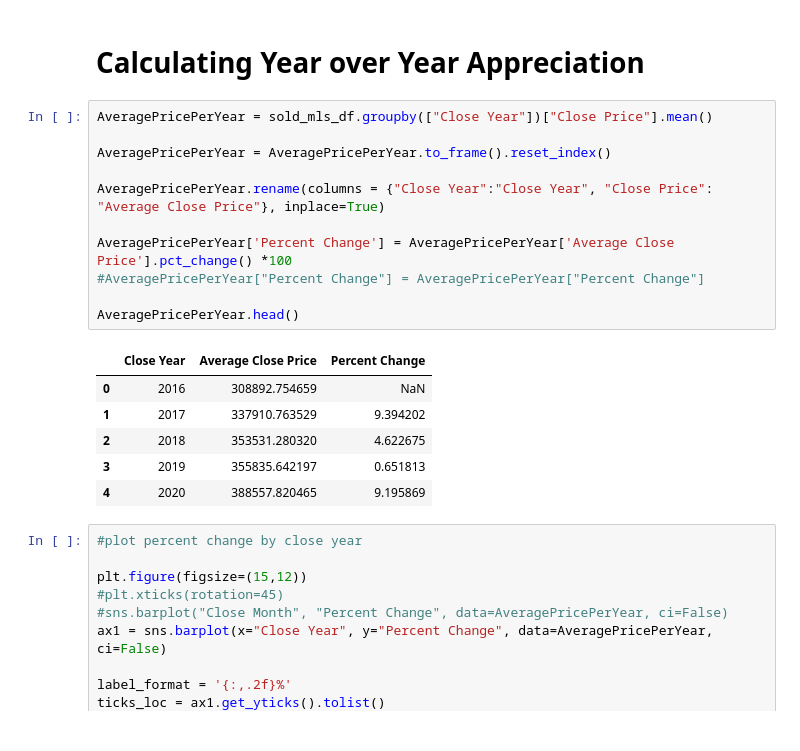
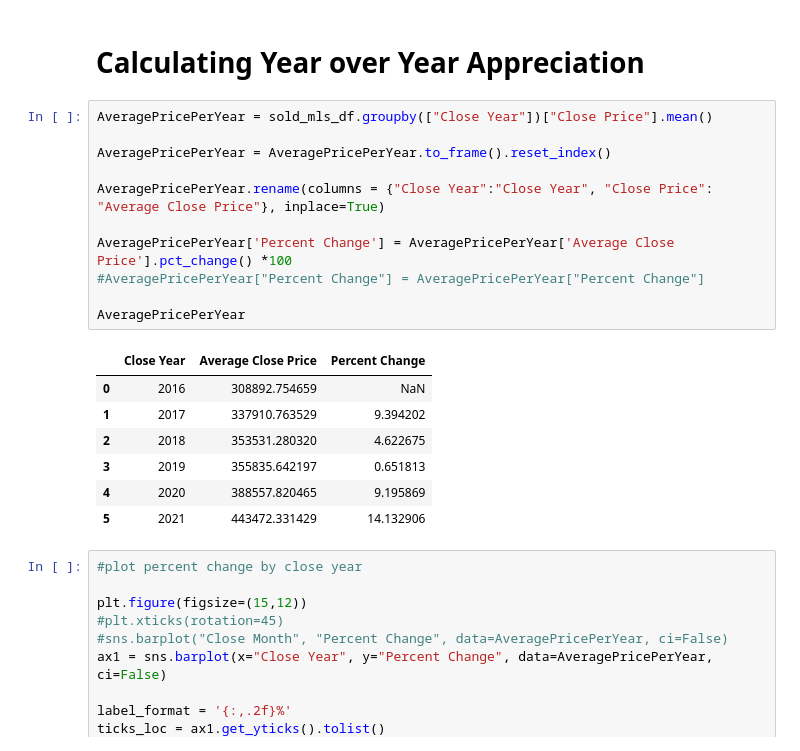
Before and after one commit to VicHug27/Project1, a Jupyter notebook: Nikki_ZipCodeAnalysis/ZipCode_Cleaning_Analysis.ipynb, the cells around one changed output. Drawn from its saved outputs; the diff is of its cells as text.

```diff
--- a/ZipCode_Cleaning_Analysis.ipynb
+++ b/Nikki_ZipCodeAnalysis/ZipCode_Cleaning_Analysis.ipynb
@@ -485,21 +484,22 @@ plt.show()
 # %%
 AveragePricePerYear = sold_mls_df.groupby(["Close Year"])["Close Price"].mean()
 
 AveragePricePerYear = AveragePricePerYear.to_frame().reset_index()
 
 AveragePricePerYear.rename(columns = {"Close Year":"Close Year", "Close Price": "Average Close Price"}, inplace=True)
 
 AveragePricePerYear['Percent Change'] = AveragePricePerYear['Average Close Price'].pct_change() *100
 #AveragePricePerYear["Percent Change"] = AveragePricePerYear["Percent Change"]
 
-AveragePricePerYear.head()
+AveragePricePerYear
 # %% [output]
 |  | Close Year | Average Close Price | Percent Change |
 | 0 | 2016 | 308892.754659 | NaN |
 | 1 | 2017 | 337910.763529 | 9.394202 |
 | 2 | 2018 | 353531.280320 | 4.622675 |
 | 3 | 2019 | 355835.642197 | 0.651813 |
 | 4 | 2020 | 388557.820465 | 9.195869 |
+| 5 | 2021 | 443472.331429 | 14.132906 |
 # %%
 #plot percent change by close year
 
```
Also changed, not shown: parts of 14 cells of this notebook, 12 other files.
